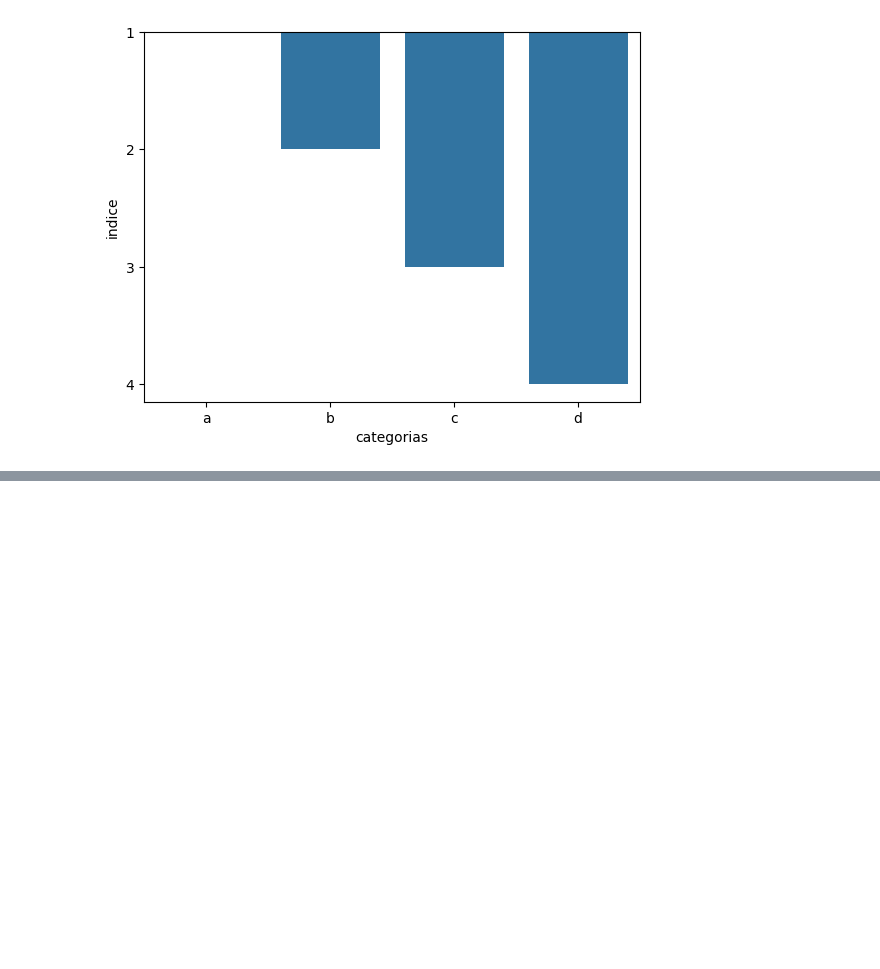
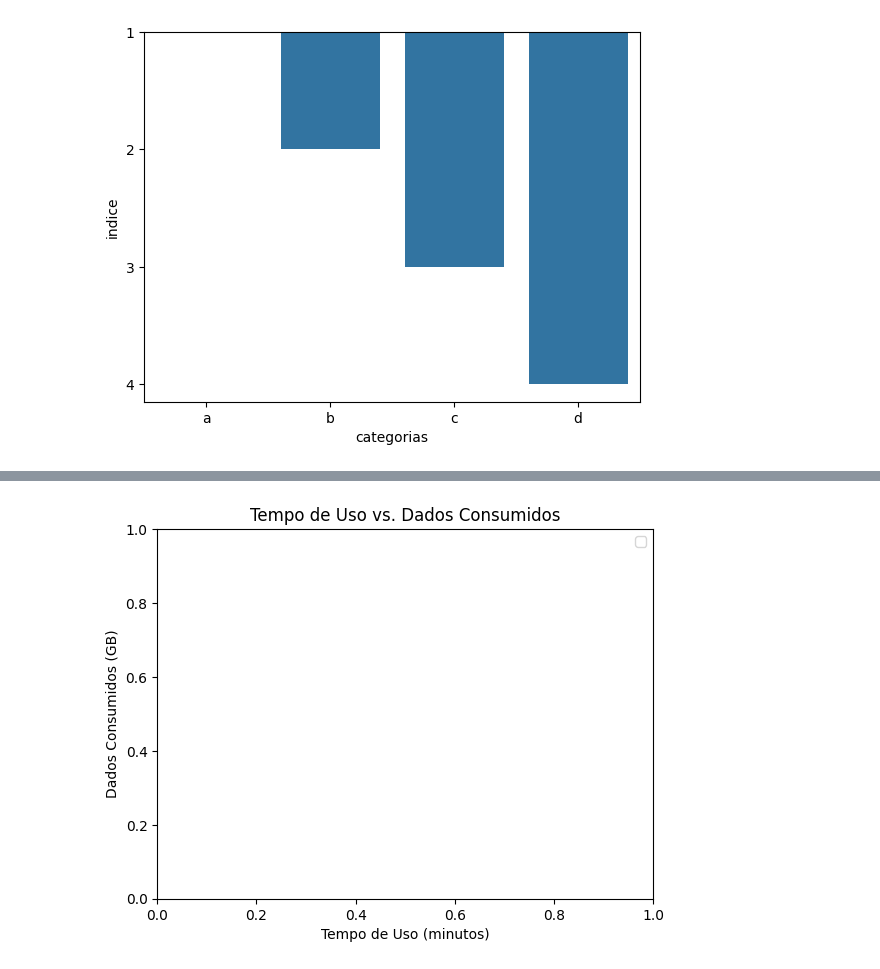
Before and after one commit to camilacruz-cs/PretaLab, a Jupyter notebook: mod3/ aula1_Introducao_a_bibliotecas.ipynb, the cells around one changed output, grey strips where cells are left out. Saved outputs shown, nothing was run; the diff lists cells and outputs as text; code cells hidden in the pictures; blank space fills up the shorter version.

```diff
--- a/mod3/ aula1_Introducao_a_bibliotecas.ipynb
+++ b/mod3/ aula1_Introducao_a_bibliotecas.ipynb
@@ -190,0 +268,10 @@ sns.barplot(x='categorias', y='indice', data=df)
+# %%
+# Adicionar rótulos e título
+plt.title('Tempo de Uso vs. Dados Consumidos')
+plt.xlabel('Tempo de Uso (minutos)')
+plt.ylabel('Dados Consumidos (GB)')
+plt.legend()
+
+# Mostrar o gráfico
+plt.show()
+# %% [output]
@@ -190,0 +279 @@ sns.barplot(x='categorias', y='indice', data=df)
+[figure, added]
```
Also changed, not shown: parts of 18 cells of this notebook.
